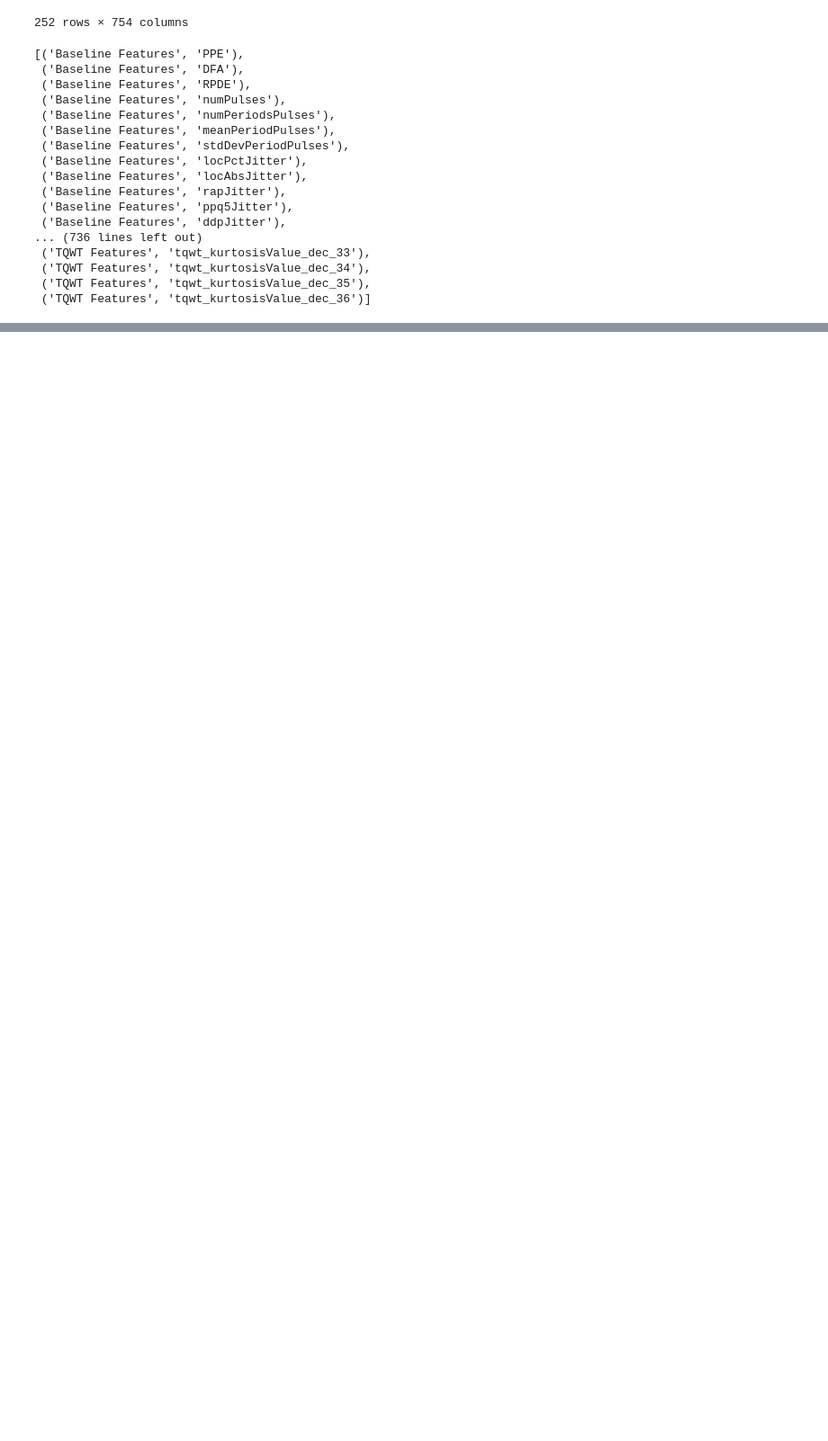
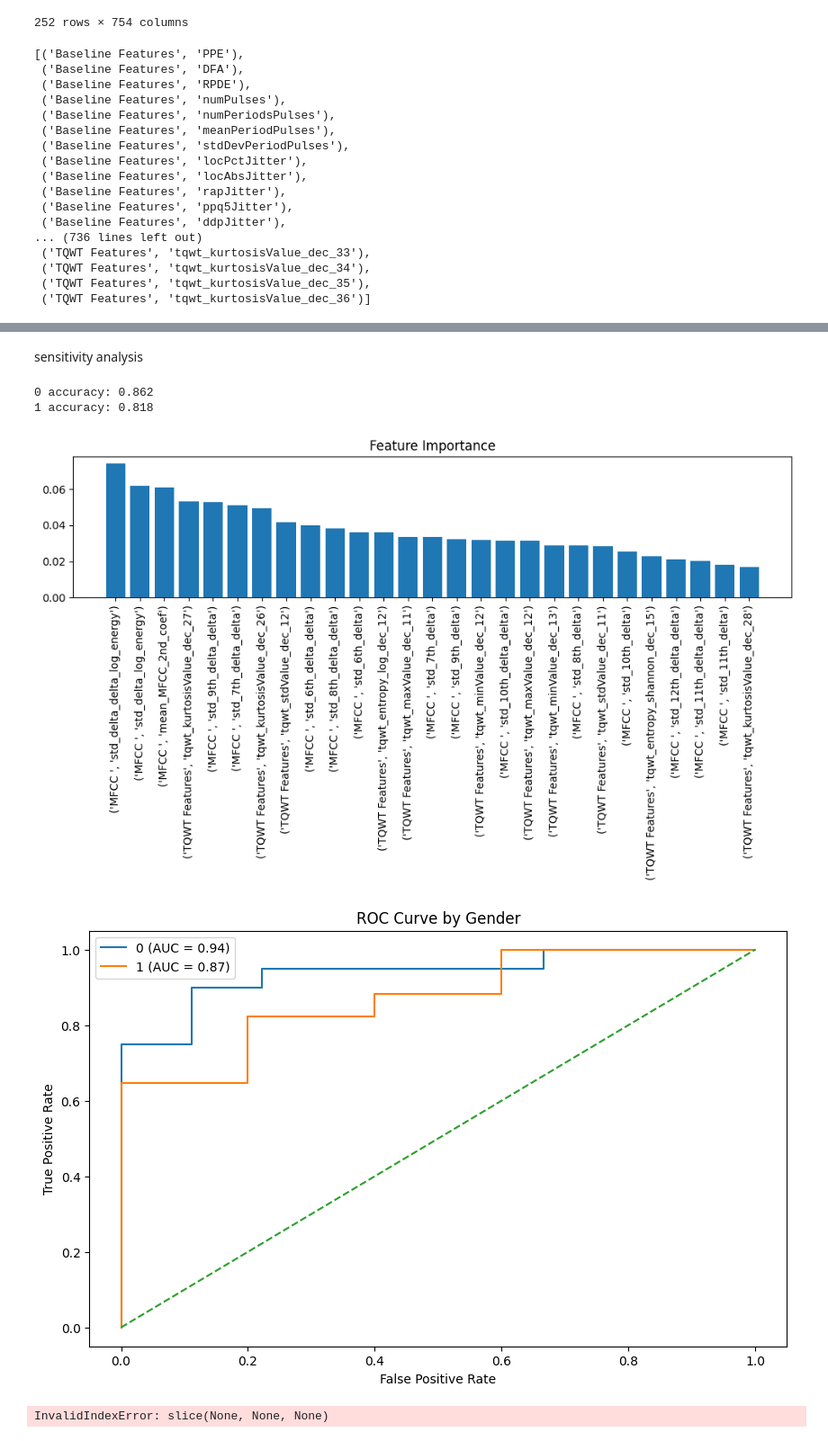
Before and after one commit to Selethe/MSB1015-Scientific-Programming-Project, a Jupyter notebook: Classification.ipynb, the cells around one changed output, grey strips where cells are left out. Shown at 90% size. Saved outputs shown, nothing was run; the diff lists cells and outputs as text; code cells hidden in the pictures; blank space fills up the shorter version.

Commit message:
redid the feature selection by adding test split - started by adding the per feature set analysis - started with the sensitivity analysis for gender

```diff
--- a/Classification.ipynb
+++ b/Classification.ipynb
@@ -266,0 +165,18 @@ Accuracy with all features: 0.8537
+# %%
+seed_list = range(1,101)
+results_df = pd.DataFrame()
+for random_state in tqdm(seed_list):
+    print(random_state)
+    X_train, X_val, y_train, y_val = train_test_split(X_train_val, y_train_val, test_size=0.2, random_state=random_state)
+    speech_temp = X_train_val.copy()
+    speech_temp[('Info', 'dataset')] = speech_temp.index.map(assign_dataset)
+    result_df = feature_selection_and_evaluation(X_train, X_val, y_train, y_val, int(sqrt(len(feature_columns))), 1000)
+    result_df['random state'] = random_state
+    results_df = pd.concat([results_df, result_df], axis=0)
+
+
+feature_counts = Counter()
+for feature in results_df['Selected Features'].values:
+    feature_counts.update(feature)
+top_features = [feature for feature, count in feature_counts.most_common(int(sqrt(len(feature_columns))))]
+display(top_features)
@@ -491,0 +313,56 @@ plt.show()
+# %% [markdown]
+
+sensitivity analysis
+# %%
+X_test = X_test[top_features]
+# Gender-specific performance
+for gender_label in [0, 1]:
+    gender_mask = (gender_test == gender_label)
+    y_gender = y_test[gender_mask]
+    X_gender = X_test[gender_mask]
+    y_pred_gender = rf.predict(X_gender)
+    print(f"{gender_label} accuracy: {accuracy_score(y_gender, y_pred_gender):.3f}")
+
+# Feature importance
+importances = rf.feature_importances_
+feature_importance = pd.DataFrame({'feature': top_features, 'importance': importances})
+feature_importance = feature_importance.sort_values('importance', ascending=False)
+
+# Plot feature importance
+plt.figure(figsize=(10, 6))
+plt.bar(feature_importance['feature'].astype(str), feature_importance['importance'])
+plt.xticks(rotation=90)
+plt.title('Feature Importance')
+plt.tight_layout()
+plt.show()
+
+# ROC curves for each gender
+plt.figure(figsize=(10, 6))
+for gender_label in [0, 1]:
+    gender_mask = (gender_test == gender_label)
+    y_gender = y_test[gender_mask]
+    X_gender = X_test[gender_mask]
+    y_pred_proba = rf.predict_proba(X_gender)[:, 1]
+    fpr, tpr, _ = roc_curve(y_gender, y_pred_proba)
+    auc = roc_auc_score(y_gender, y_pred_proba)
+    plt.plot(fpr, tpr, label=f'{gender_label} (AUC = {auc:.2f})')
+
+plt.plot([0, 1], [0, 1], linestyle='--')
+plt.xlabel('False Positive Rate')
+plt.ylabel('True Positive Rate')
+plt.title('ROC Curve by Gender')
+plt.legend()
+plt.show()
+
+# Sensitivity analysis
+for feature in top_features:
+    X_test_mod = X_test.copy()
+    X_test_mod[:, top_features.index(feature)] = 0  # Set feature to 0
+    y_pred_mod = rf.predict(X_test_mod)
+    print(f"Accuracy without {feature}: {accuracy_score(y_test, y_pred_mod):.3f}")
+# %% [output]
+0 accuracy: 0.862
+1 accuracy: 0.818
+[figure, added]
+[figure, added]
+InvalidIndexError: slice(None, None, None)
```
Also changed, not shown: parts of 11 cells of this notebook.
